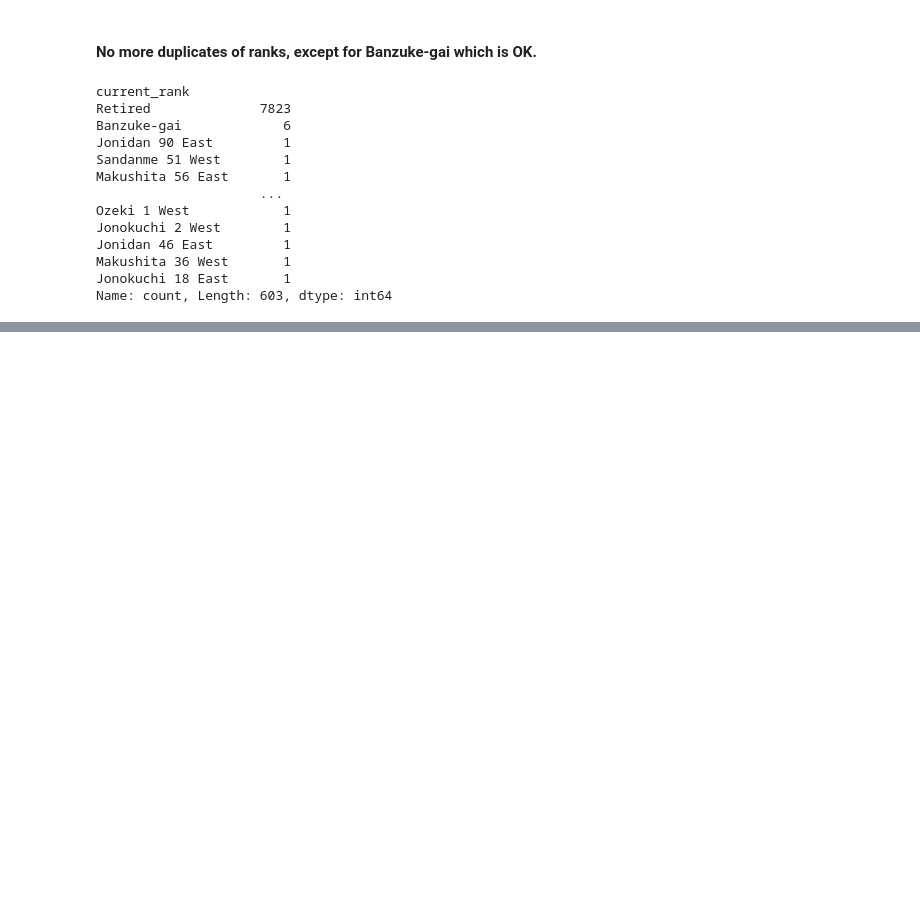
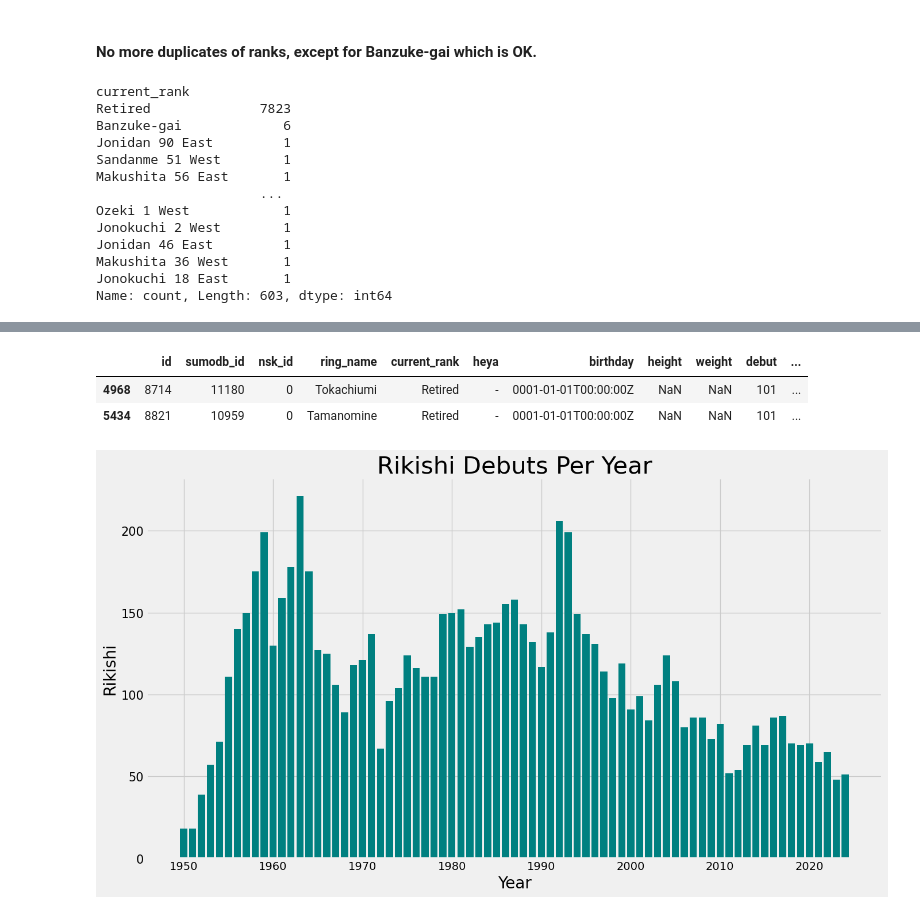
Before and after one commit to FragariaChemist/sumo, a Jupyter notebook: code/02_feature_engineering.ipynb, the cells around one changed output, grey strips where cells are left out. Drawn from its saved outputs; the diff is of its cells as text; code cells hidden in the pictures; blank space fills up the shorter version.

Commit message:
More data exploration code and a sumo debut plot

```diff
--- a/code/02_feature_engineering.ipynb
+++ b/code/02_feature_engineering.ipynb
@@ -550,0 +654,4 @@ Name: count, Length: 603, dtype: int64
+# %%
+# To successfully do this, I need to change the debut type from int, to string, and back to int.  That way, I can slice the string to just get the
+# first four characters.
+sumo_df['debut'] = sumo_df['debut'].astype(str).str[:4].astype(int)
@@ -550,0 +667,40 @@ Name: count, Length: 603, dtype: int64
+# %%
+# I'm going to drop these two rikishi as I have no data on them except their name and
+# matches, which is a feature I'd like to predict.
+sumo_df[sumo_df['debut'] == 101]
+# %% [output]
+|  | id | sumodb_id | nsk_id | ring_name | current_rank | heya | birthday | height | weight | debut | ... |
+| 4968 | 8714 | 11180 | 0 | Tokachiumi | Retired | - | 0001-01-01T00:00:00Z | NaN | NaN | 101 | ... |
+| 5434 | 8821 | 10959 | 0 | Tamanomine | Retired | - | 0001-01-01T00:00:00Z | NaN | NaN | 101 | ... |
+# %%
+sumo_df.drop([4968, 5434], inplace = True)
+# %%
+debut_count = sumo_df['debut'].value_counts().sort_index()
+debut_count_df = debut_count.to_frame().reset_index()
+debut_count_df.columns = ['year', 'count']
+# %%
+debut_count_df
+debut_count_after_1950_df = debut_count_df[debut_count_df['year'] >= 1950]
+# %%
+plt.figure(figsize=(14, 8))  # Increase figure size for better readability
+plt.style.use('fivethirtyeight')
+
+# Bar Plot
+plt.bar(debut_count_after_1950_df['year'], debut_count_after_1950_df['count'], color='teal')
+
+# Customize Titles and Labels
+plt.xlabel('Year', size=20)
+plt.ylabel('Rikishi', size=20)
+plt.title('Rikishi Debuts Per Year', size=30)
+
+# Customize x-ticks
+
+# Customize y-ticks
+plt.yticks(size=15)
+
+# Adjust layout to fit labels and titles
+plt.tight_layout()
+
+plt.savefig('../plots/sumo_debuts.png', dpi = 192);
+# %% [output]
+[figure, added]
```
Also changed, not shown: parts of 31 cells of this notebook, 1 other file.
